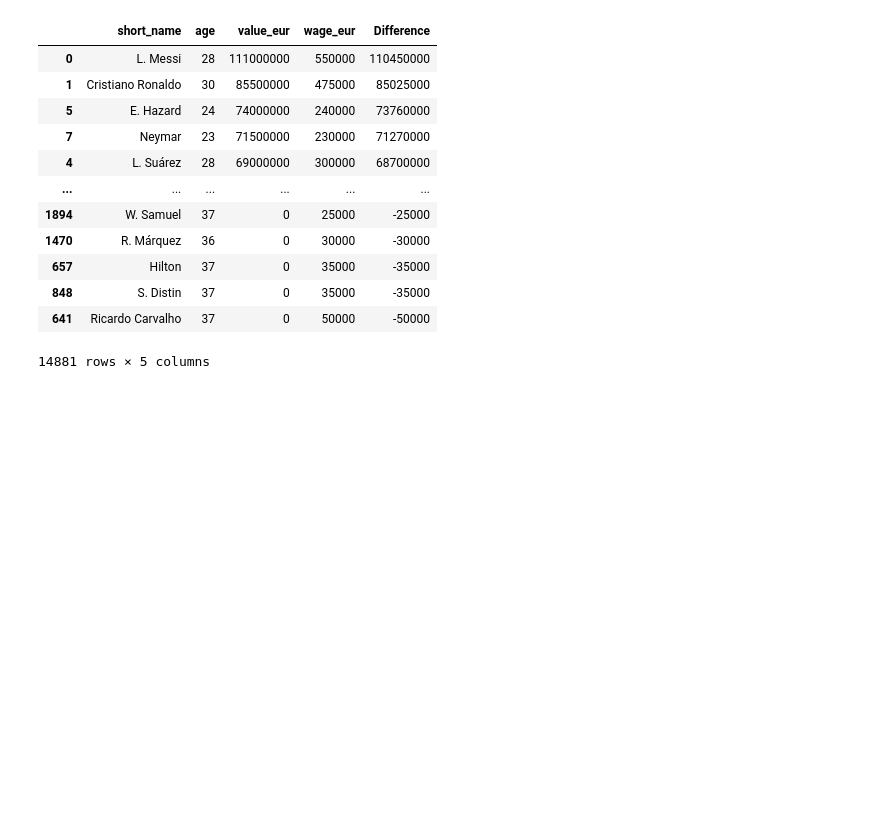
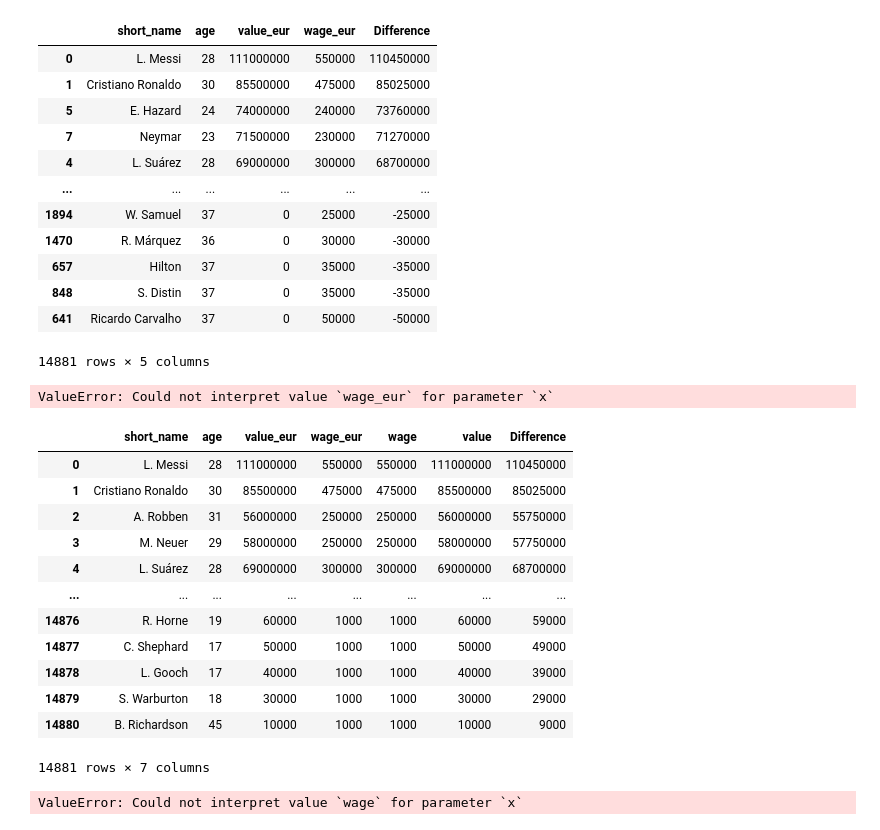
Before and after one commit to UmaRathore/ML_Soccer, a Jupyter notebook: soccer.ipynb, the cells around one changed output. Cells and saved outputs as stored; diff of their text form; code cells hidden in the pictures; blank space fills up the shorter version.

```diff
--- a/soccer.ipynb
+++ b/soccer.ipynb
@@ -92,0 +98,58 @@ df1.sort_values('Difference', ascending=False)
+# %%
+import seaborn as sns
+sns.set()
+graph = sns.scatterplot(x='wage_eur', y='value_eur', data='df1')
+graph
+# %% [output]
+ValueError: Could not interpret value `wage_eur` for parameter `x`
+# %%
+import pandas as pd
+data_frame = pd.read_csv("archive/players_16.csv")
+df1 = pd.DataFrame(data_frame, columns = ['short_name', 'age', 'value_eur', 'wage_eur'])
+
+def value_to_float(x):
+    if type(x) == float or type(x) == int:
+        return x
+    if 'K' in x:
+        if len(x) > 1:
+            return float(x.replace('K', '')) * 1000
+        return 1000.0
+    if 'M' in x:
+        if len(x) > 1:
+            return float(x.replace('M', '')) * 1000000
+        return 1000000.0
+    if 'B' in x:
+        return float(x.replace('B', '')) * 1000000000
+    return 0.0
+
+wage = df1['wage_eur'].apply(value_to_float)
+value = df1['value_eur'].apply(value_to_float)
+
+df1['wage'] = wage
+df1['value'] = value
+
+df1['Difference'] = df1['value'] - df1['wage']
+
+df1.sort_values('Difference', ascending=False)
+df1
+# %% [output]
+|  | short_name | age | value_eur | wage_eur | wage | value | Difference |
+| 0 | L. Messi | 28 | 111000000 | 550000 | 550000 | 111000000 | 110450000 |
+| 1 | Cristiano Ronaldo | 30 | 85500000 | 475000 | 475000 | 85500000 | 85025000 |
+| 2 | A. Robben | 31 | 56000000 | 250000 | 250000 | 56000000 | 55750000 |
+| 3 | M. Neuer | 29 | 58000000 | 250000 | 250000 | 58000000 | 57750000 |
+| 4 | L. Suárez | 28 | 69000000 | 300000 | 300000 | 69000000 | 68700000 |
+| ... | ... | ... | ... | ... | ... | ... | ... |
+| 14876 | R. Horne | 19 | 60000 | 1000 | 1000 | 60000 | 59000 |
+| 14877 | C. Shephard | 17 | 50000 | 1000 | 1000 | 50000 | 49000 |
+| 14878 | L. Gooch | 17 | 40000 | 1000 | 1000 | 40000 | 39000 |
+| 14879 | S. Warburton | 18 | 30000 | 1000 | 1000 | 30000 | 29000 |
+| 14880 | B. Richardson | 45 | 10000 | 1000 | 1000 | 10000 | 9000 |
+14881 rows × 7 columns
+# %%
+import seaborn as sns
+sns.set()
+
+graph = sns.scatterplot(x='wage', y='value', data='df1')
+# %% [output]
+ValueError: Could not interpret value `wage` for parameter `x`
```
Also changed, not shown: parts of 6 cells of this notebook.
